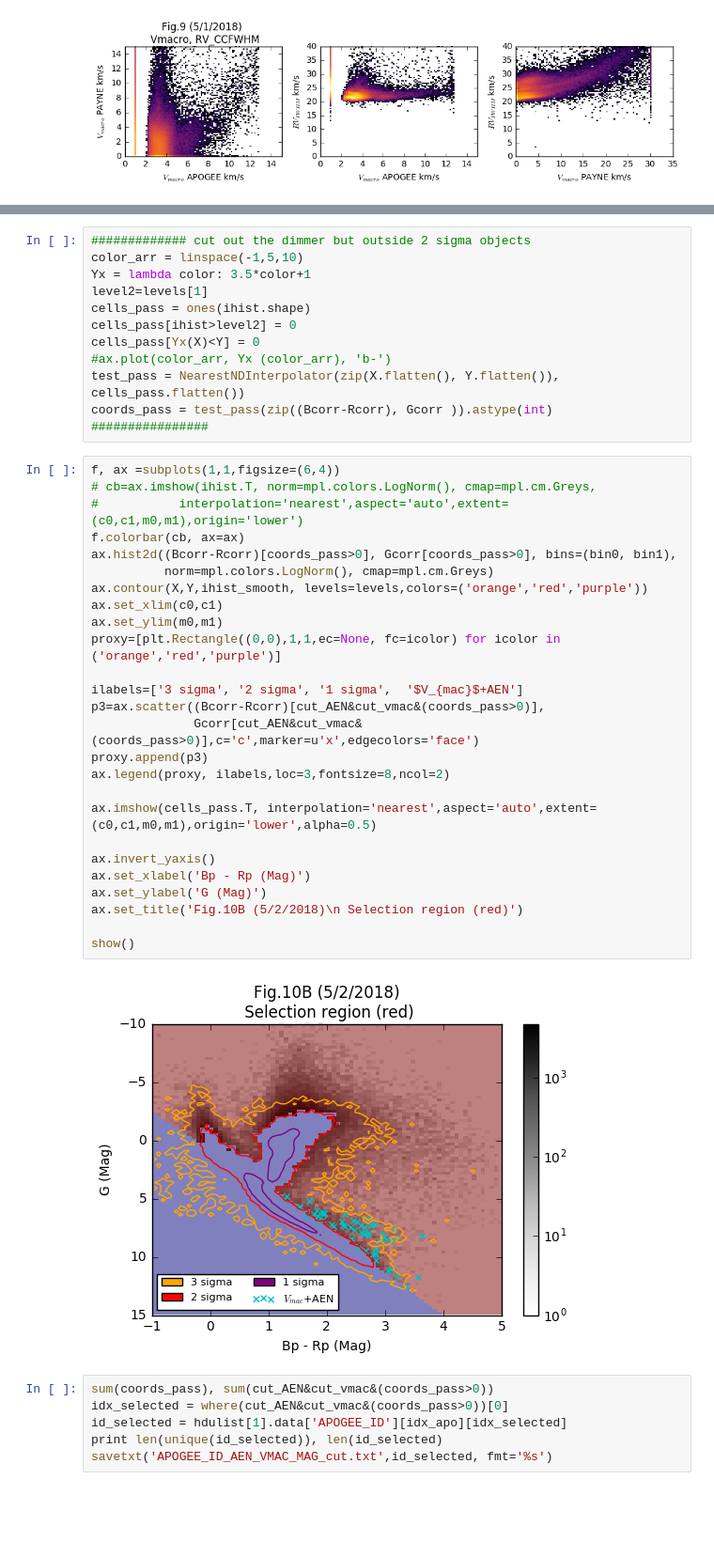
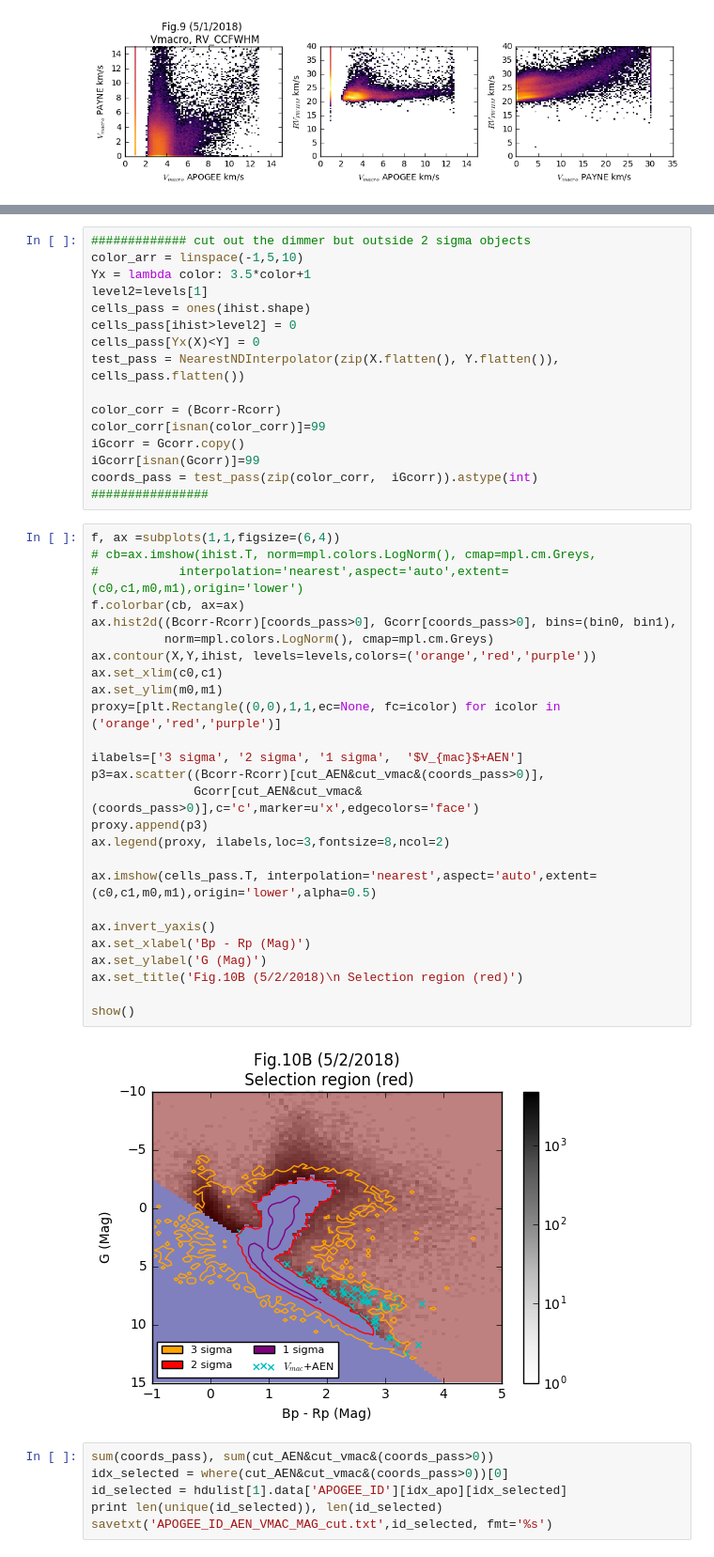
Before and after one commit to liuxx479/MW-BHs, a Jupyter notebook: plot-gaia-match.ipynb, the cells around one changed output, grey strips where cells are left out. Shown at 94% size. Drawn from its saved outputs; the diff is of its cells as text; blank space fills up the shorter version.

```diff
--- a/plot-gaia-match.ipynb
+++ b/plot-gaia-match.ipynb
@@ -406,38 +409,42 @@ level2=levels[1]
 cells_pass = ones(ihist.shape)
 cells_pass[ihist>level2] = 0
 cells_pass[Yx(X)<Y] = 0
-#ax.plot(color_arr, Yx (color_arr), 'b-')
 test_pass = NearestNDInterpolator(zip(X.flatten(), Y.flatten()), cells_pass.flatten())
-coords_pass = test_pass(zip((Bcorr-Rcorr), Gcorr )).astype(int)
+
+color_corr = (Bcorr-Rcorr)
+color_corr[isnan(color_corr)]=99
+iGcorr = Gcorr.copy()
+iGcorr[isnan(Gcorr)]=99
+coords_pass = test_pass(zip(color_corr,  iGcorr)).astype(int)
 ################
 # %%
 f, ax =subplots(1,1,figsize=(6,4))
 # cb=ax.imshow(ihist.T, norm=mpl.colors.LogNorm(), cmap=mpl.cm.Greys,
 #           interpolation='nearest',aspect='auto',extent=(c0,c1,m0,m1),origin='lower')
 f.colorbar(cb, ax=ax)
 ax.hist2d((Bcorr-Rcorr)[coords_pass>0], Gcorr[coords_pass>0], bins=(bin0, bin1),
           norm=mpl.colors.LogNorm(), cmap=mpl.cm.Greys)
-ax.contour(X,Y,ihist_smooth, levels=levels,colors=('orange','red','purple'))
+ax.contour(X,Y,ihist, levels=levels,colors=('orange','red','purple'))
 ax.set_xlim(c0,c1)
 ax.set_ylim(m0,m1)
 proxy=[plt.Rectangle((0,0),1,1,ec=None, fc=icolor) for icolor in ('orange','red','purple')]
 
 ilabels=['3 sigma', '2 sigma', '1 sigma',  '$V_{mac}$+AEN']
 p3=ax.scatter((Bcorr-Rcorr)[cut_AEN&cut_vmac&(coords_pass>0)],
               Gcorr[cut_AEN&cut_vmac&(coords_pass>0)],c='c',marker=u'x',edgecolors='face')
 proxy.append(p3)
 ax.legend(proxy, ilabels,loc=3,fontsize=8,ncol=2)
 
 ax.imshow(cells_pass.T, interpolation='nearest',aspect='auto',extent=(c0,c1,m0,m1),origin='lower',alpha=0.5)
 
 ax.invert_yaxis()
 ax.set_xlabel('Bp - Rp (Mag)')
 ax.set_ylabel('G (Mag)')
 ax.set_title('Fig.10B (5/2/2018)\n Selection region (red)')
 
 show()
 # %% [output]
-[figure, old version]
+[figure, new version]
 # %%
 sum(coords_pass), sum(cut_AEN&cut_vmac&(coords_pass>0))
 idx_selected = where(cut_AEN&cut_vmac&(coords_pass>0))[0]
```
Also changed, not shown: parts of 4 cells of this notebook.
